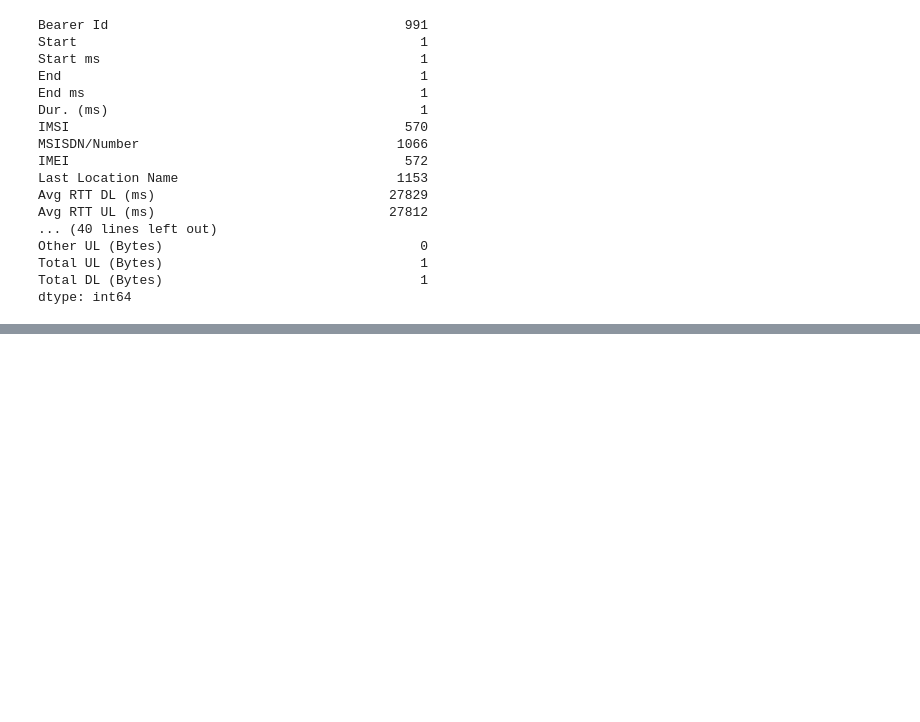
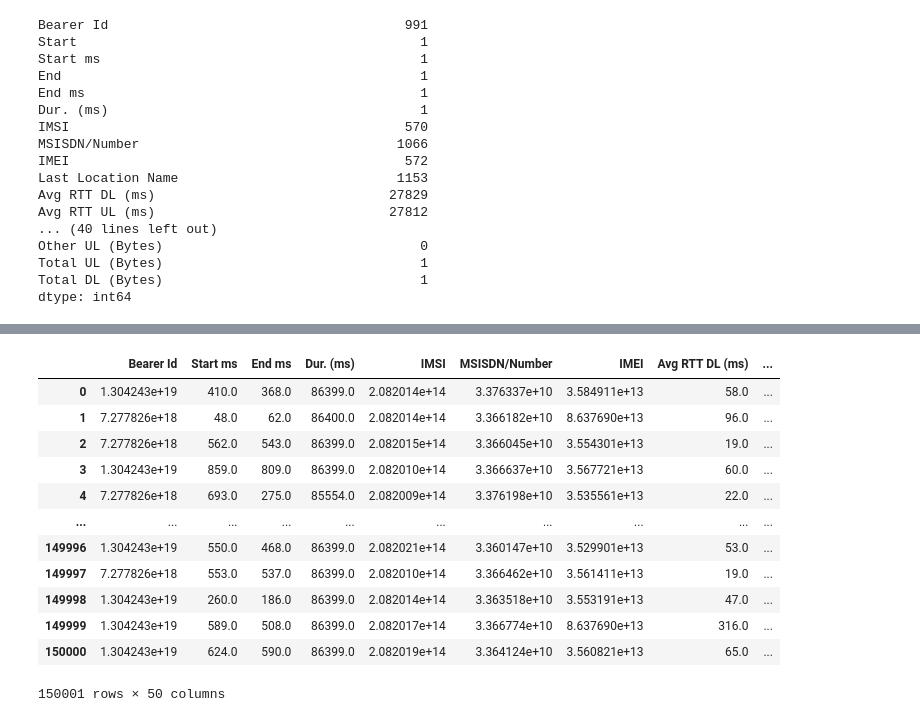
Before and after one commit to abrhamadddis/Week-1-User-Analytics-in-the-Telecommunication-Industry, a Jupyter notebook: connection/Data_cleaing.ipynb, the cells around one changed output, grey strips where cells are left out. Cells and saved outputs as stored; diff of their text form; code cells hidden in the pictures; blank space fills up the shorter version.

Commit message:
data cleaning is done

```diff
--- a/connection/Data_cleaing.ipynb
+++ b/connection/Data_cleaing.ipynb
@@ -44,0 +67,18 @@ dtype: int64
+# %%
+float_columns = data.select_dtypes(include=['float64'])
+# %%
+float_columns
+# %% [output]
+|  | Bearer Id | Start ms | End ms | Dur. (ms) | IMSI | MSISDN/Number | IMEI | Avg RTT DL (ms) | ... |
+| 0 | 1.304243e+19 | 410.0 | 368.0 | 86399.0 | 2.082014e+14 | 3.376337e+10 | 3.584911e+13 | 58.0 | ... |
+| 1 | 7.277826e+18 | 48.0 | 62.0 | 86400.0 | 2.082014e+14 | 3.366182e+10 | 8.637690e+13 | 96.0 | ... |
+| 2 | 7.277826e+18 | 562.0 | 543.0 | 86399.0 | 2.082015e+14 | 3.366045e+10 | 3.554301e+13 | 19.0 | ... |
+| 3 | 1.304243e+19 | 859.0 | 809.0 | 86399.0 | 2.082010e+14 | 3.366637e+10 | 3.567721e+13 | 60.0 | ... |
+| 4 | 7.277826e+18 | 693.0 | 275.0 | 85554.0 | 2.082009e+14 | 3.376198e+10 | 3.535561e+13 | 22.0 | ... |
+| ... | ... | ... | ... | ... | ... | ... | ... | ... | ... |
+| 149996 | 1.304243e+19 | 550.0 | 468.0 | 86399.0 | 2.082021e+14 | 3.360147e+10 | 3.529901e+13 | 53.0 | ... |
+| 149997 | 7.277826e+18 | 553.0 | 537.0 | 86399.0 | 2.082010e+14 | 3.366462e+10 | 3.561411e+13 | 19.0 | ... |
+| 149998 | 1.304243e+19 | 260.0 | 186.0 | 86399.0 | 2.082014e+14 | 3.363518e+10 | 3.553191e+13 | 47.0 | ... |
+| 149999 | 1.304243e+19 | 589.0 | 508.0 | 86399.0 | 2.082017e+14 | 3.366774e+10 | 8.637690e+13 | 316.0 | ... |
+| 150000 | 1.304243e+19 | 624.0 | 590.0 | 86399.0 | 2.082019e+14 | 3.364124e+10 | 3.560821e+13 | 65.0 | ... |
+150001 rows × 50 columns
```
Also changed, not shown: parts of 5 cells of this notebook.
